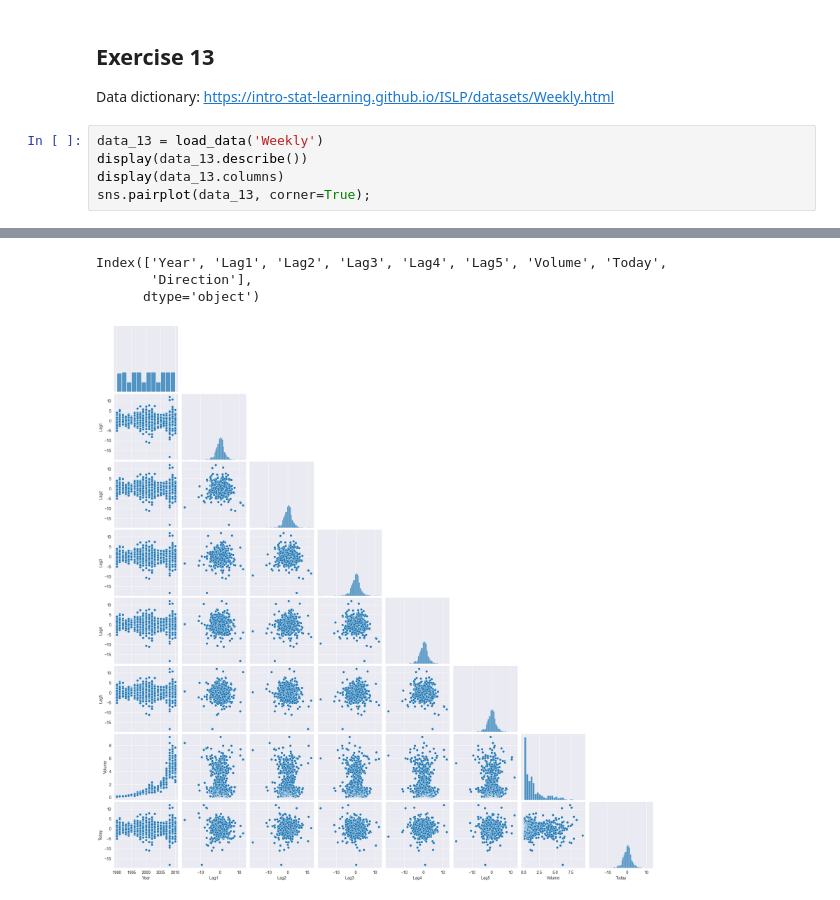
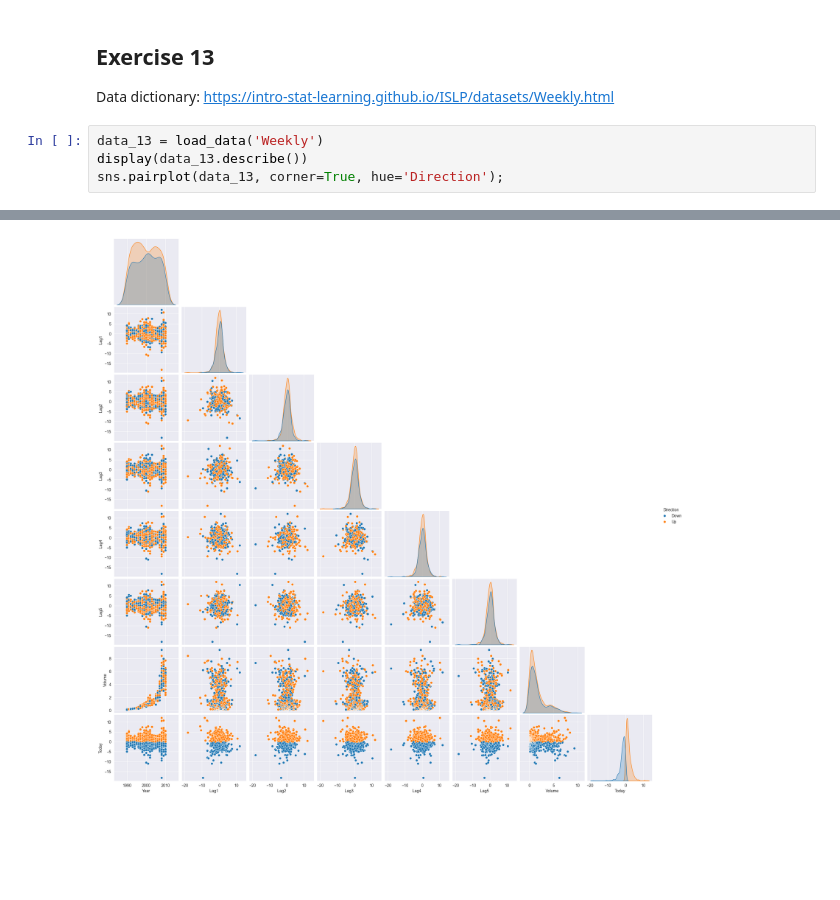
Before and after one commit to nhitran-00/ISL, a Jupyter notebook: chapter_4.ipynb, the cells around one changed output, grey strips where cells are left out. Saved outputs shown, nothing was run; the diff lists cells and outputs as text; blank space fills up the shorter version.

```diff
--- a/chapter_4.ipynb
+++ b/chapter_4.ipynb
@@ -174,21 +175,17 @@ Data dictionary: https://intro-stat-learning.github.io/ISLP/datasets/Weekly.html
 # %%
 data_13 = load_data('Weekly')
 display(data_13.describe())
-display(data_13.columns)
-sns.pairplot(data_13, corner=True);
+sns.pairplot(data_13, corner=True, hue='Direction');
 # %% [output]
 |  | Year | Lag1 | Lag2 | Lag3 | Lag4 | Lag5 | Volume | Today |
 | count | 1089.000000 | 1089.000000 | 1089.000000 | 1089.000000 | 1089.000000 | 1089.000000 | 1089.000000 | 1089.000000 |
 | mean | 2000.048669 | 0.150585 | 0.151079 | 0.147205 | 0.145818 | 0.139893 | 1.574618 | 0.149899 |
 | std | 6.033182 | 2.357013 | 2.357254 | 2.360502 | 2.360279 | 2.361285 | 1.686636 | 2.356927 |
 | min | 1990.000000 | -18.195000 | -18.195000 | -18.195000 | -18.195000 | -18.195000 | 0.087465 | -18.195000 |
 | 25% | 1995.000000 | -1.154000 | -1.154000 | -1.158000 | -1.158000 | -1.166000 | 0.332022 | -1.154000 |
 | 50% | 2000.000000 | 0.241000 | 0.241000 | 0.241000 | 0.238000 | 0.234000 | 1.002680 | 0.241000 |
 | 75% | 2005.000000 | 1.405000 | 1.409000 | 1.409000 | 1.409000 | 1.405000 | 2.053727 | 1.405000 |
 | max | 2010.000000 | 12.026000 | 12.026000 | 12.026000 | 12.026000 | 12.026000 | 9.328214 | 12.026000 |
-Index(['Year', 'Lag1', 'Lag2', 'Lag3', 'Lag4', 'Lag5', 'Volume', 'Today',
-       'Direction'],
-      dtype='object')
-[figure, old version]
+[figure, new version]
 # %% [markdown]
 ### 13.a
```
Also changed, not shown: parts of 15 cells of this notebook, 1 other file.
